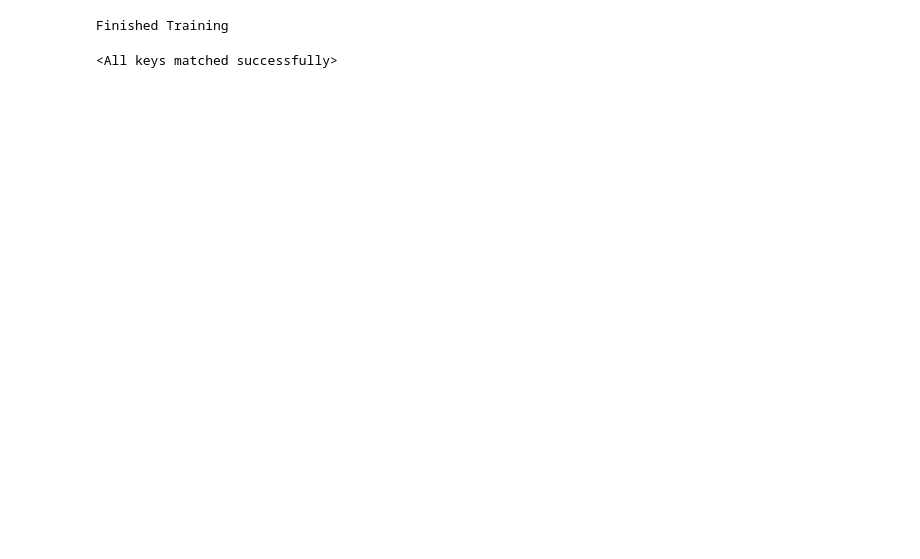
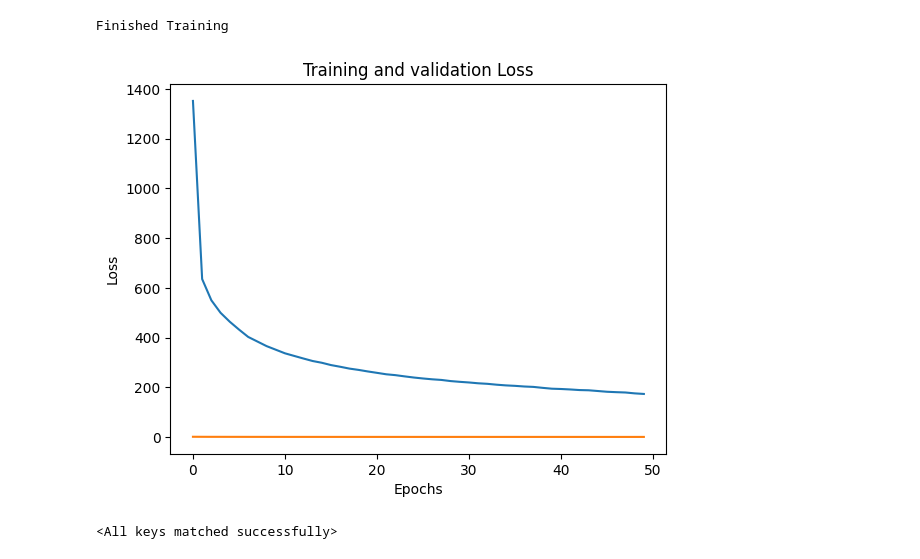
Before and after one commit to suubek/Clothing_Classificaiton_Model, a Jupyter notebook: testing_nb.ipynb, the cells around one changed output. Saved outputs shown, nothing was run; the diff lists cells and outputs as text; code cells hidden in the pictures; blank space fills up the shorter version.

Commit message:
89% accuracy, validation not working

```diff
--- a/testing_nb.ipynb
+++ b/testing_nb.ipynb
@@ -59,6 +103,7 @@ from torch.utils.data import DataLoader
 # %%
 batch_size = 64
 train_dataloader = DataLoader(train_dataset, batch_size=batch_size, shuffle=True)
+validation_dataloader = DataLoader(val_dataset, batch_size=batch_size, shuffle=True)
 test_dataloader = DataLoader(test_dataset, batch_size=batch_size)
 # %%
 import models
@@ -70,9 +115,11 @@ optimizer = optim.SGD(net.parameters(), lr=0.001, momentum=0.9)
 # %%
-for epoch in range(10):  # loop over the dataset multiple times
+losses = []
+validation_losses = []
+for epoch in range(50):  # loop over the dataset multiple times
 
     running_loss = 0.0
     avg_loss = 0
-    losses = []
+    validation_avg_loss = 0
     for i, data in enumerate(train_dataloader, 0):
         # get the inputs; data is a list of [inputs, labels]
         inputs, labels = data
@@ -94,7 +141,18 @@ for epoch in range(10):  # loop over the dataset multiple times
         #     print(f'[{epoch + 1}, {i + 1:5d}] loss: {running_loss / 25:.3f}')
         #     running_loss = 0.0
 
-    losses.append()
+    losses.append(avg_loss)
+
+    with torch.no_grad():
+        for i, data in enumerate(validation_dataloader, 0):
+            # get the inputs; data is a list of [inputs, labels]
+            inputs, labels = data
+            outputs = net(inputs)
+            validation_loss = criterion(outputs, labels)
+
+            validation_avg_loss += validation_loss.item()
+
+    validation_losses.append(validation_avg_loss/(i+1))
 
 print('Finished Training')
 # %% [output]
@@ -107,3 +165,13 @@ import matplotlib as plt
+# %%
+plt.plot(losses)
+plt.plot(validation_losses)
+plt.xlabel('Epochs')
+plt.ylabel('Loss')
+plt.title('Training and validation Loss')
+# plt.yscale('log')
+plt.show()
+# %% [output]
+[figure, added]
 # %%
 dataiter = iter(train_dataloader)
 images, labels = next(dataiter)
```
Also changed, not shown: parts of 16 cells of this notebook, 1 other file.
